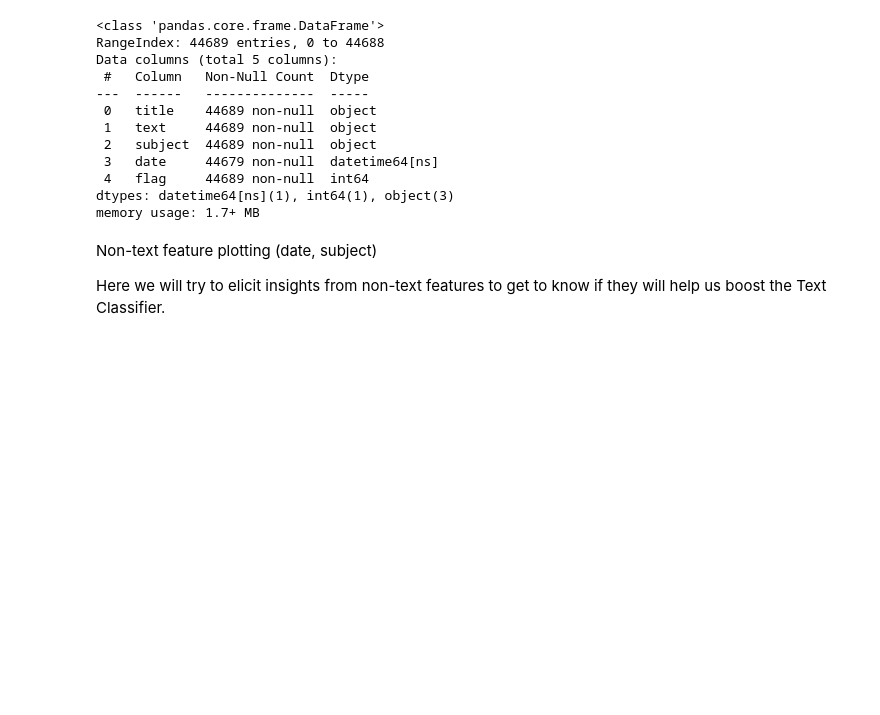
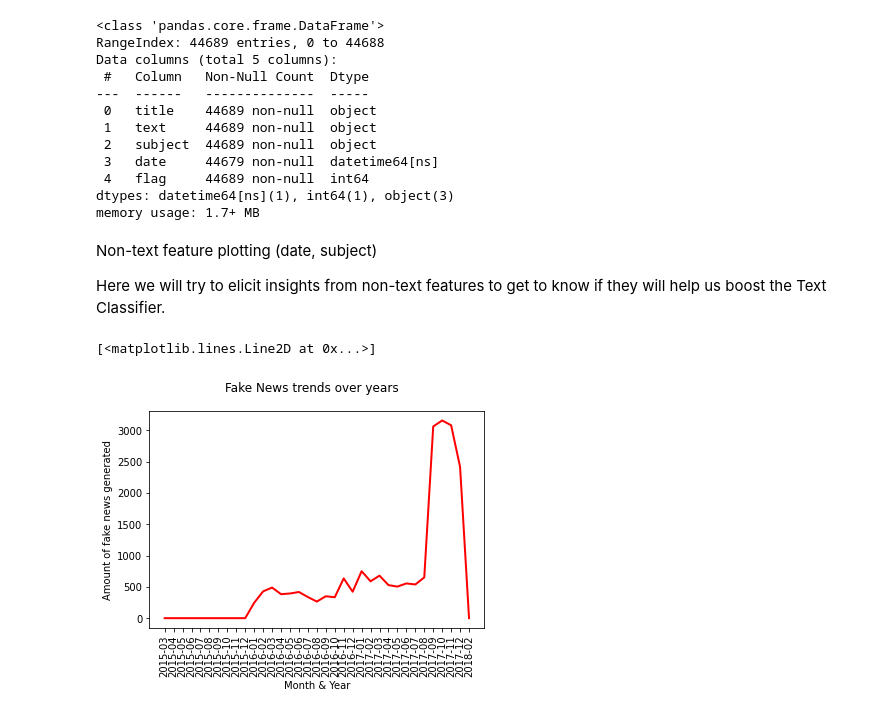
Before and after one commit to VivanVatsa/fake-filter_machinelearning_project, a Jupyter notebook: fake_news.ipynb, the cells around one changed output. Cells and saved outputs as stored; diff of their text form; code cells hidden in the pictures; blank space fills up the shorter version.

Commit message:
EDA: plotted graphs

```diff
--- a/fake_news.ipynb
+++ b/fake_news.ipynb
@@ -174,7 +189,11 @@ sub = sub.drop('NaT')
 # %%
 import matplotlib.pyplot as plt
 
 plt.suptitle('Fake News trends over years')
 plt.xticks(rotation = 90)
 plt.ylabel('Amount of fake news generated')
 plt.xlabel('Month & Year')
+plt.plot(sub.index, sub.values, linewidth=2, color='red')
+# %% [output]
+[<matplotlib.lines.Line2D at 0x...>]
+[figure, added]
```
Also changed, not shown: parts of 1 cell of this notebook.
